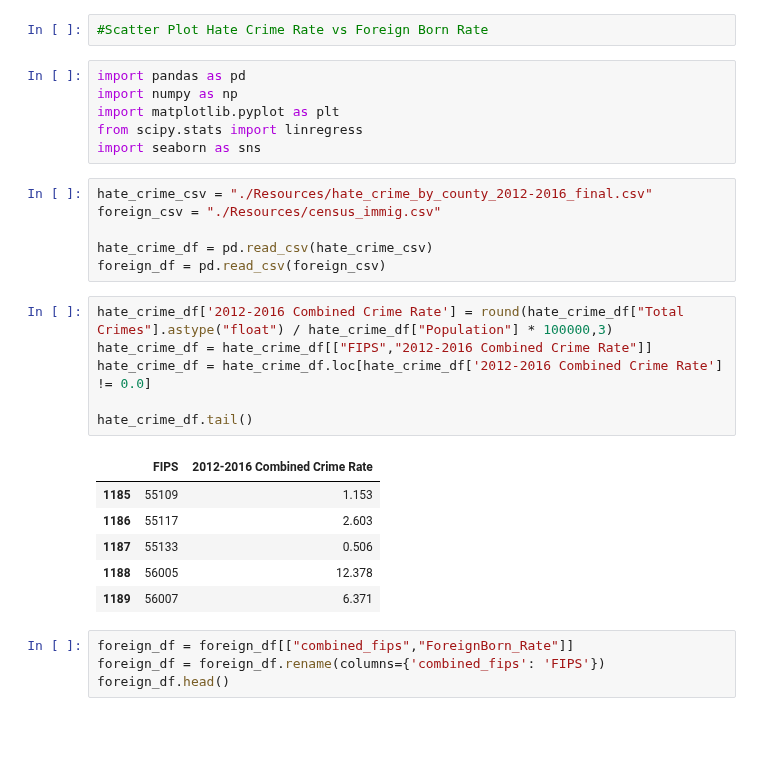
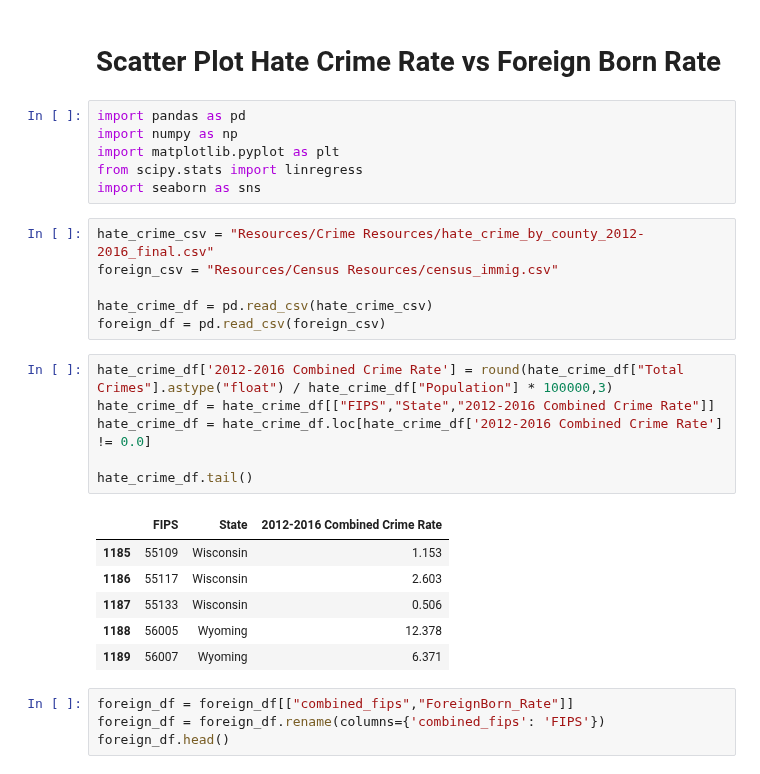
Before and after one commit to jmendiola84/Team_5, a Jupyter notebook: Scatter_Plots.ipynb, the cells around one changed output. Drawn from its saved outputs; the diff is of its cells as text; blank space fills up the shorter version.

```diff
--- a/Scatter_Plots.ipynb
+++ b/Scatter_Plots.ipynb
@@ -1,5 +1,5 @@
-# %%
-#Scatter Plot Hate Crime Rate vs Foreign Born Rate
+# %% [markdown]
+# Scatter Plot Hate Crime Rate vs Foreign Born Rate
 # %%
 import pandas as pd
 import numpy as np
@@ -7,24 +7,24 @@ import matplotlib.pyplot as plt
 from scipy.stats import linregress
 import seaborn as sns
 # %%
-hate_crime_csv = "./Resources/hate_crime_by_county_2012-2016_final.csv"
-foreign_csv = "./Resources/census_immig.csv"
+hate_crime_csv = "Resources/Crime Resources/hate_crime_by_county_2012-2016_final.csv"
+foreign_csv = "Resources/Census Resources/census_immig.csv"
 
 hate_crime_df = pd.read_csv(hate_crime_csv)
 foreign_df = pd.read_csv(foreign_csv)
 # %%
 hate_crime_df['2012-2016 Combined Crime Rate'] = round(hate_crime_df["Total Crimes"].astype("float") / hate_crime_df["Population"] * 100000,3)
-hate_crime_df = hate_crime_df[["FIPS","2012-2016 Combined Crime Rate"]]
+hate_crime_df = hate_crime_df[["FIPS","State","2012-2016 Combined Crime Rate"]]
 hate_crime_df = hate_crime_df.loc[hate_crime_df['2012-2016 Combined Crime Rate'] != 0.0]
 
 hate_crime_df.tail()
 # %% [output]
-|  | FIPS | 2012-2016 Combined Crime Rate |
-| 1185 | 55109 | 1.153 |
-| 1186 | 55117 | 2.603 |
-| 1187 | 55133 | 0.506 |
-| 1188 | 56005 | 12.378 |
-| 1189 | 56007 | 6.371 |
+|  | FIPS | State | 2012-2016 Combined Crime Rate |
+| 1185 | 55109 | Wisconsin | 1.153 |
+| 1186 | 55117 | Wisconsin | 2.603 |
+| 1187 | 55133 | Wisconsin | 0.506 |
+| 1188 | 56005 | Wyoming | 12.378 |
+| 1189 | 56007 | Wyoming | 6.371 |
 # %%
 foreign_df = foreign_df[["combined_fips","ForeignBorn_Rate"]]
 foreign_df = foreign_df.rename(columns={'combined_fips': 'FIPS'})
```
Also changed, not shown: parts of 14 cells of this notebook, 1 other file.
